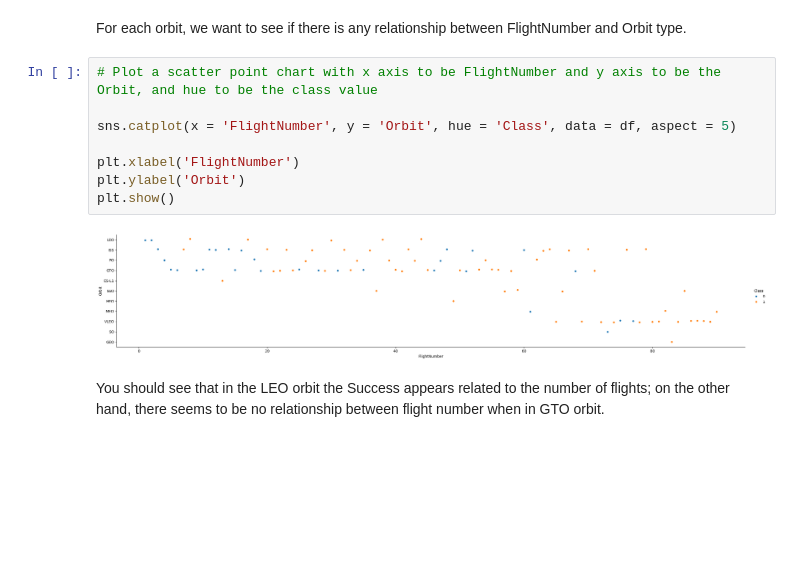
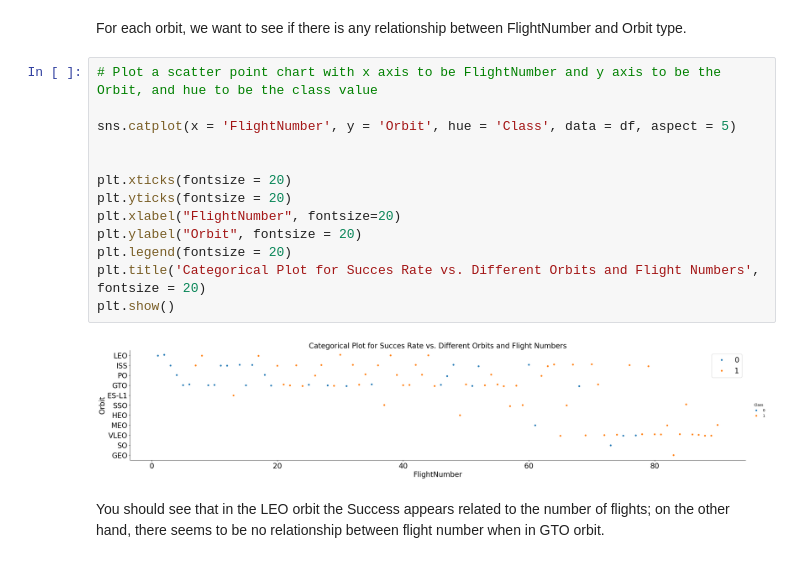
Before and after one commit to palvadam/Data-Science-Capstone-Project, a Jupyter notebook: jupyter-labs-eda-dataviz.ipynb, the cells around one changed output. Drawn from its saved outputs; the diff is of its cells as text; blank space fills up the shorter version.

```diff
--- a/jupyter-labs-eda-dataviz.ipynb
+++ b/jupyter-labs-eda-dataviz.ipynb
@@ -156,13 +167,18 @@ For each orbit, we want to see if there is any relationship between FlightNumber
 # %%
 # Plot a scatter point chart with x axis to be FlightNumber and y axis to be the Orbit, and hue to be the class value
 
 sns.catplot(x = 'FlightNumber', y = 'Orbit', hue = 'Class', data = df, aspect = 5)
 
-plt.xlabel('FlightNumber')
-plt.ylabel('Orbit')
+
+plt.xticks(fontsize = 20)
+plt.yticks(fontsize = 20)
+plt.xlabel("FlightNumber", fontsize=20)
+plt.ylabel("Orbit", fontsize = 20)
+plt.legend(fontsize = 20)
+plt.title('Categorical Plot for Succes Rate vs. Different Orbits and Flight Numbers', fontsize = 20)
 plt.show()
 # %% [output]
-[figure, old version]
+[figure, new version]
 # %% [markdown]
 You should see that in the LEO orbit the Success appears related to the number of flights; on the other hand, there seems to be no relationship between flight number when in GTO orbit.
 # %% [markdown]
```
Also changed, not shown: parts of 4 cells of this notebook.
